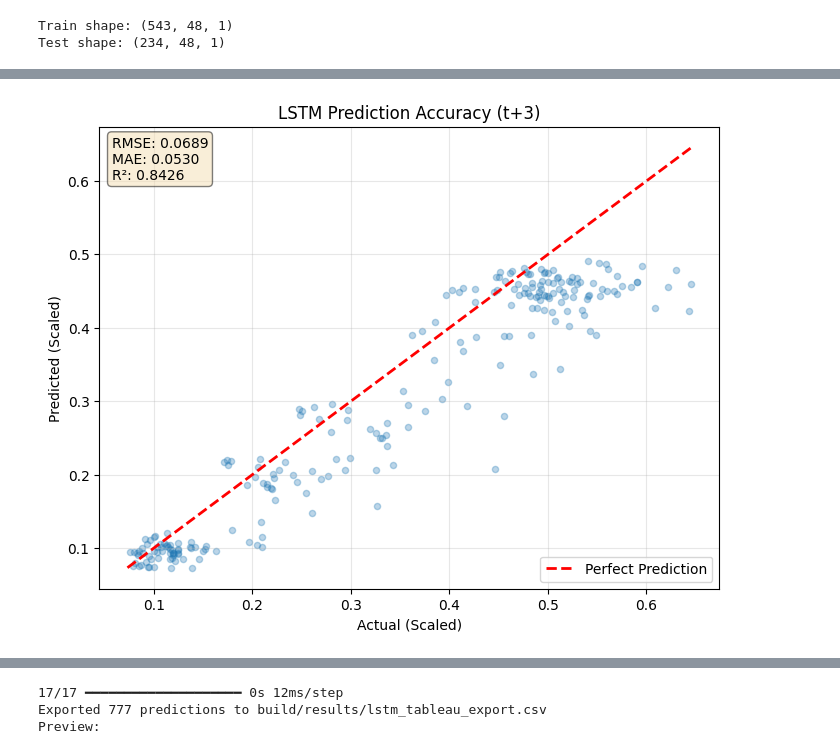
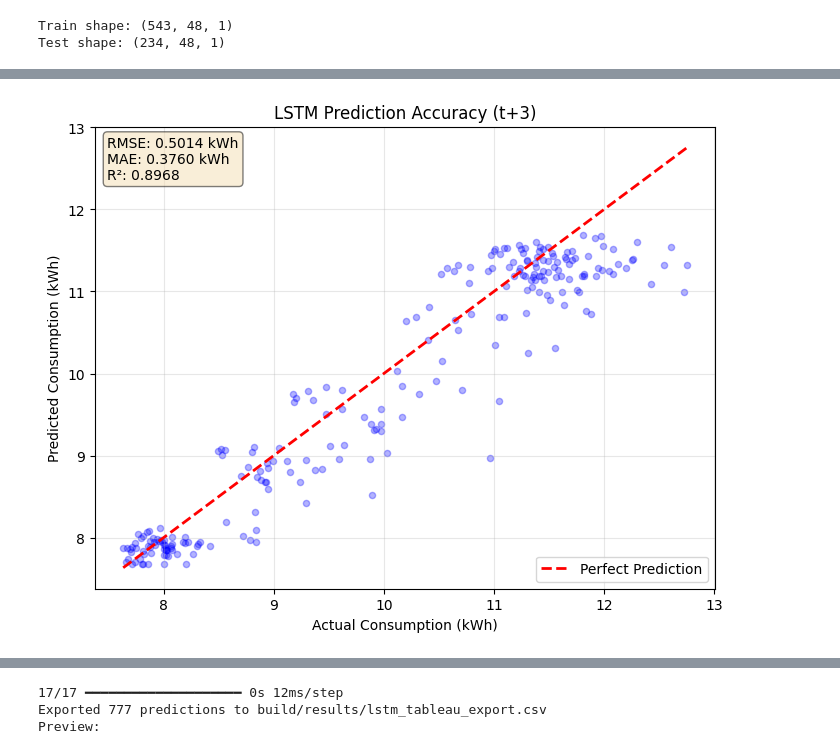
Before and after one commit to MaximeBoulat/TeamProject-530, a Jupyter notebook: Notebooks/Smart_meters_in_London.ipynb, the cells around one changed output, grey strips where cells are left out. Cells and saved outputs as stored; diff of their text form; code cells hidden in the pictures.

```diff
--- a/Notebooks/Smart_meters_in_London.ipynb
+++ b/Notebooks/Smart_meters_in_London.ipynb
@@ -2047,16 +2061,24 @@ First 10 predictions: [0.11999974 0.11676528 0.1147425  0.1128835  0.11030469 0.
 # %%
-# STEP LSTM-9: Evaluate Model Performance
+# STEP LSTM-9: Evaluate Model Performance (Inverse Transformed)
 from sklearn.metrics import mean_squared_error, mean_absolute_error, r2_score
 
-# Calculate evaluation metrics (on scaled data to match Max's charts)
-lstm_rmse = np.sqrt(mean_squared_error(y_actual_lstm, y_pred_lstm))
-lstm_mae = mean_absolute_error(y_actual_lstm, y_pred_lstm)
-lstm_r2 = r2_score(y_actual_lstm, y_pred_lstm)
+# 1. Generate predictions on the scaled test set
+y_pred_lstm_scaled = model_lstm.predict(X_test_lstm)
+
+# 2. INVERSE TRANSFORM to get real kWh values
+# We reshape to (-1, 1) because the scaler expects a 2D array
+y_pred_kwh = scaler_lstm.inverse_transform(y_pred_lstm_scaled.reshape(-1, 1)).flatten()
+y_actual_kwh = scaler_lstm.inverse_transform(y_test_lstm.reshape(-1, 1)).flatten()
+
+# 3. Calculate metrics on the REAL (kWh) data
+rmse_kwh = np.sqrt(mean_squared_error(y_actual_kwh, y_pred_kwh))
+mae_kwh = mean_absolute_error(y_actual_kwh, y_pred_kwh)
+r2_val = r2_score(y_actual_kwh, y_pred_kwh)
 
 print("="*50)
-print("LSTM MODEL PERFORMANCE (Scaled)")
-print(f"RMSE: {lstm_rmse:.4f}")
-print(f"MAE:  {lstm_mae:.4f}")
-print(f"R²:   {lstm_r2:.4f}")
+print("LSTM MODEL PERFORMANCE (Real Units - kWh)")
+print(f"RMSE: {rmse_kwh:.4f} kWh")
+print(f"MAE:  {mae_kwh:.4f} kWh")
+print(f"R²:   {r2_val:.4f}")
 print("="*50)
 # %% [output]
@@ -2109,28 +2136,28 @@ plt.show()
 # %%
-# STEP LSTM-11C: Scatter Plot Predictions vs Actual
+# STEP LSTM-11C: Scatter Plot Predictions vs Actual (Real kWh)
 fig, ax = plt.subplots(1, 1, figsize=(8, 6))
 
-# Scatter plot
-ax.scatter(y_actual_lstm, y_pred_lstm, alpha=0.3, s=20)
+# Scatter plot of Real vs Real
+ax.scatter(y_actual_kwh, y_pred_kwh, alpha=0.3, s=20, color='blue')
 
 # Perfect prediction reference line
-min_val = min(y_actual_lstm.min(), y_pred_lstm.min())
-max_val = max(y_actual_lstm.max(), y_pred_lstm.max())
+min_val = min(y_actual_kwh.min(), y_pred_kwh.min())
+max_val = max(y_actual_kwh.max(), y_pred_kwh.max())
 ax.plot([min_val, max_val], [min_val, max_val], 'r--', linewidth=2, label='Perfect Prediction')
 
-# Metrics box
-metrics_text = f'RMSE: {lstm_rmse:.4f}\nMAE: {lstm_mae:.4f}\nR²: {lstm_r2:.4f}'
+# Metrics box with kWh units
+metrics_text = f'RMSE: {rmse_kwh:.4f} kWh\nMAE: {mae_kwh:.4f} kWh\nR²: {r2_val:.4f}'
 ax.text(0.02, 0.98, metrics_text, transform=ax.transAxes, verticalalignment='top',
         bbox=dict(boxstyle='round', facecolor='wheat', alpha=0.5))
 
-ax.set_xlabel('Actual (Scaled)')
-ax.set_ylabel('Predicted (Scaled)')
+ax.set_xlabel('Actual Consumption (kWh)')
+ax.set_ylabel('Predicted Consumption (kWh)')
 ax.set_title(f'LSTM Prediction Accuracy (t+{FORECAST_HORIZON})')
 ax.legend()
 ax.grid(True, alpha=0.3)
 plt.show()
 # %% [output]
-[figure, old version]
+[figure, new version]
 # %% [markdown]
 ## LSTM Modeling: Sequential Time-Series Forecasting
 
```
Also changed, not shown: parts of 16 cells of this notebook.
